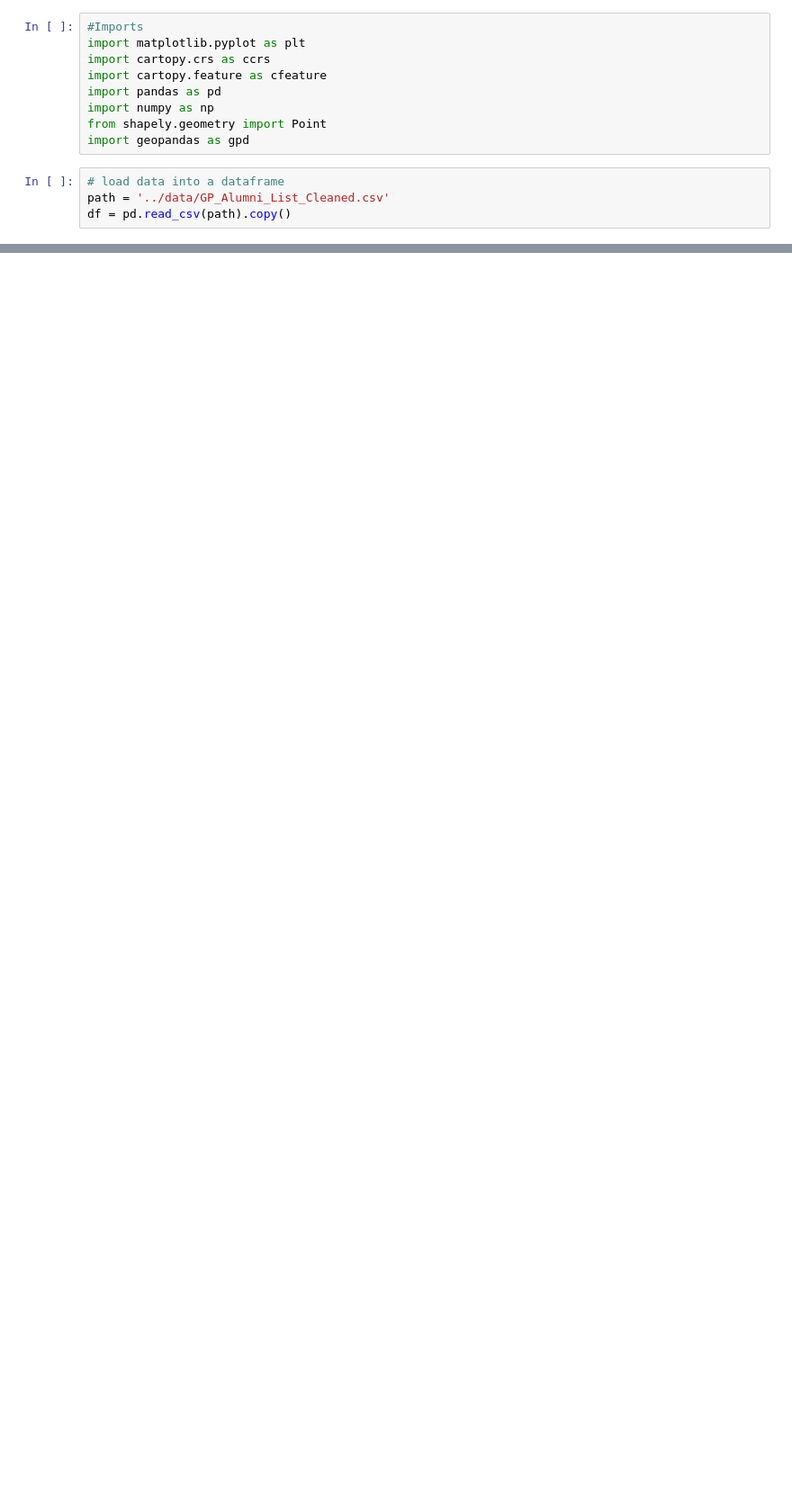
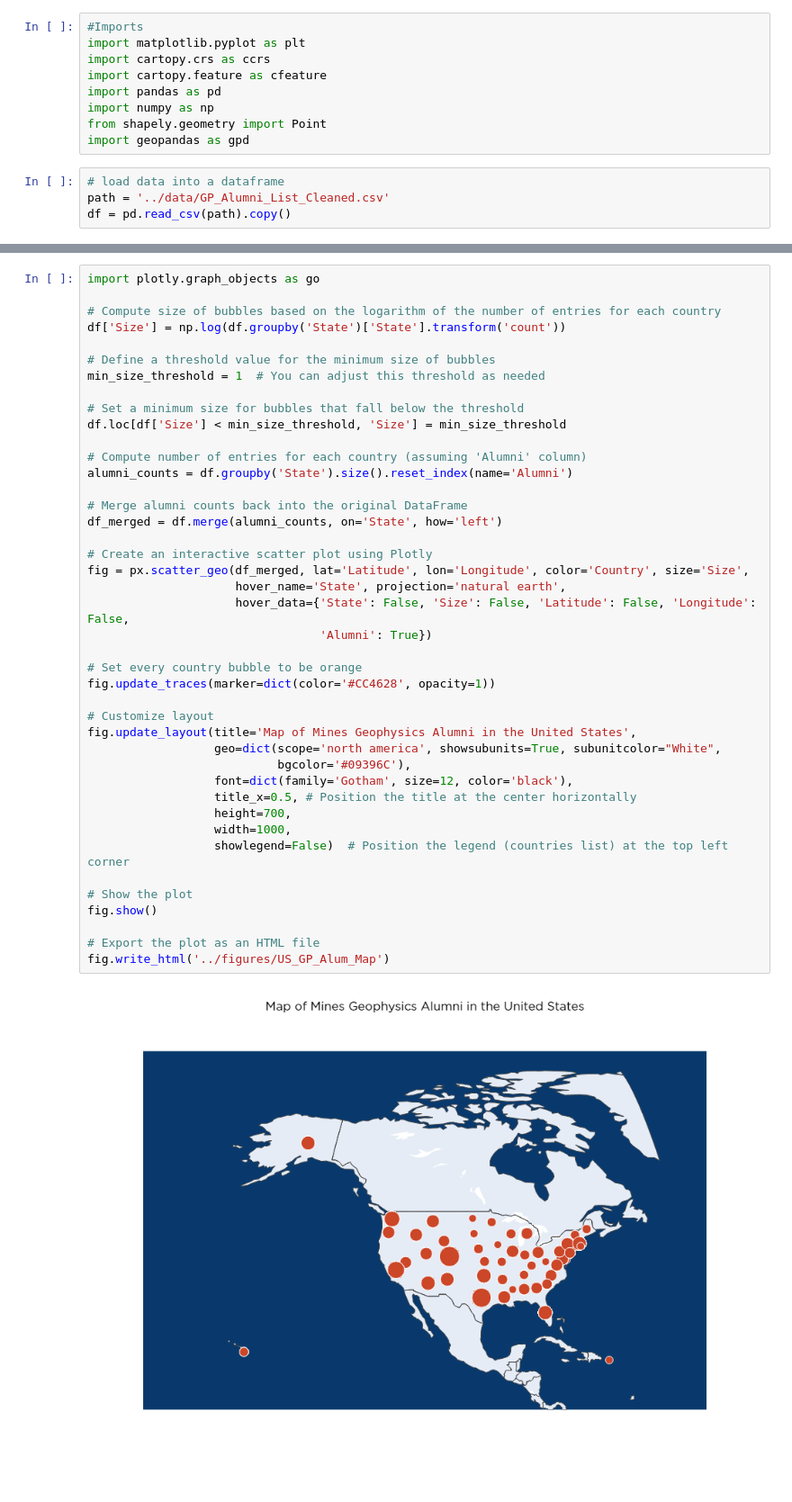
Before and after one commit to GPGN-268/SP2024-FP04-alumni-map, a Jupyter notebook: notebooks/dev.ipynb, the cells around one changed output, grey strips where cells are left out. Shown at 90% size. Saved outputs shown, nothing was run; the diff lists cells and outputs as text; blank space fills up the shorter version.

```diff
--- a/notebooks/dev.ipynb
+++ b/notebooks/dev.ipynb
@@ -40,0 +154,44 @@ ModuleNotFoundError: No module named 'plotly'
+# %%
+import plotly.graph_objects as go
+
+# Compute size of bubbles based on the logarithm of the number of entries for each country
+df['Size'] = np.log(df.groupby('State')['State'].transform('count'))
+
+# Define a threshold value for the minimum size of bubbles
+min_size_threshold = 1  # You can adjust this threshold as needed
+
+# Set a minimum size for bubbles that fall below the threshold
+df.loc[df['Size'] < min_size_threshold, 'Size'] = min_size_threshold
+
+# Compute number of entries for each country (assuming 'Alumni' column)
+alumni_counts = df.groupby('State').size().reset_index(name='Alumni')
+
+# Merge alumni counts back into the original DataFrame
+df_merged = df.merge(alumni_counts, on='State', how='left')
+
+# Create an interactive scatter plot using Plotly
+fig = px.scatter_geo(df_merged, lat='Latitude', lon='Longitude', color='Country', size='Size',
+                     hover_name='State', projection='natural earth',
+                     hover_data={'State': False, 'Size': False, 'Latitude': False, 'Longitude': False,
+                                 'Alumni': True})
+
+# Set every country bubble to be orange
+fig.update_traces(marker=dict(color='#CC4628', opacity=1))
+
+# Customize layout
+fig.update_layout(title='Map of Mines Geophysics Alumni in the United States',
+                  geo=dict(scope='north america', showsubunits=True, subunitcolor="White",
+                           bgcolor='#09396C'),
+                  font=dict(family='Gotham', size=12, color='black'),
+                  title_x=0.5, # Position the title at the center horizontally
+                  height=700,
+                  width=1000,
+                  showlegend=False)  # Position the legend (countries list) at the top left corner
+
+# Show the plot
+fig.show()
+
+# Export the plot as an HTML file
+fig.write_html('../figures/US_GP_Alum_Map')
+# %% [output]
+[figure, added]
```
Also changed, not shown: parts of 4 cells of this notebook, 6 other files.
